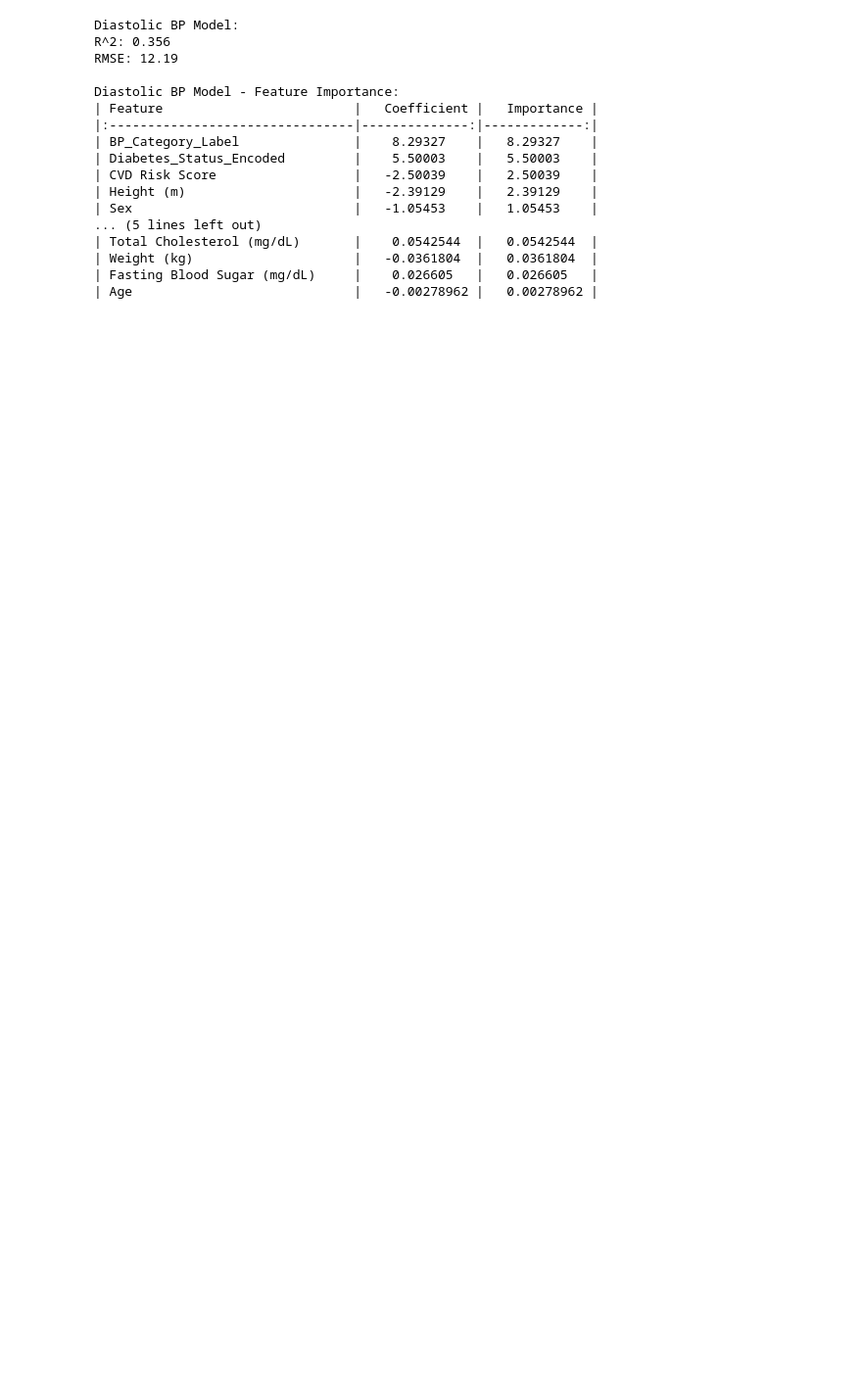
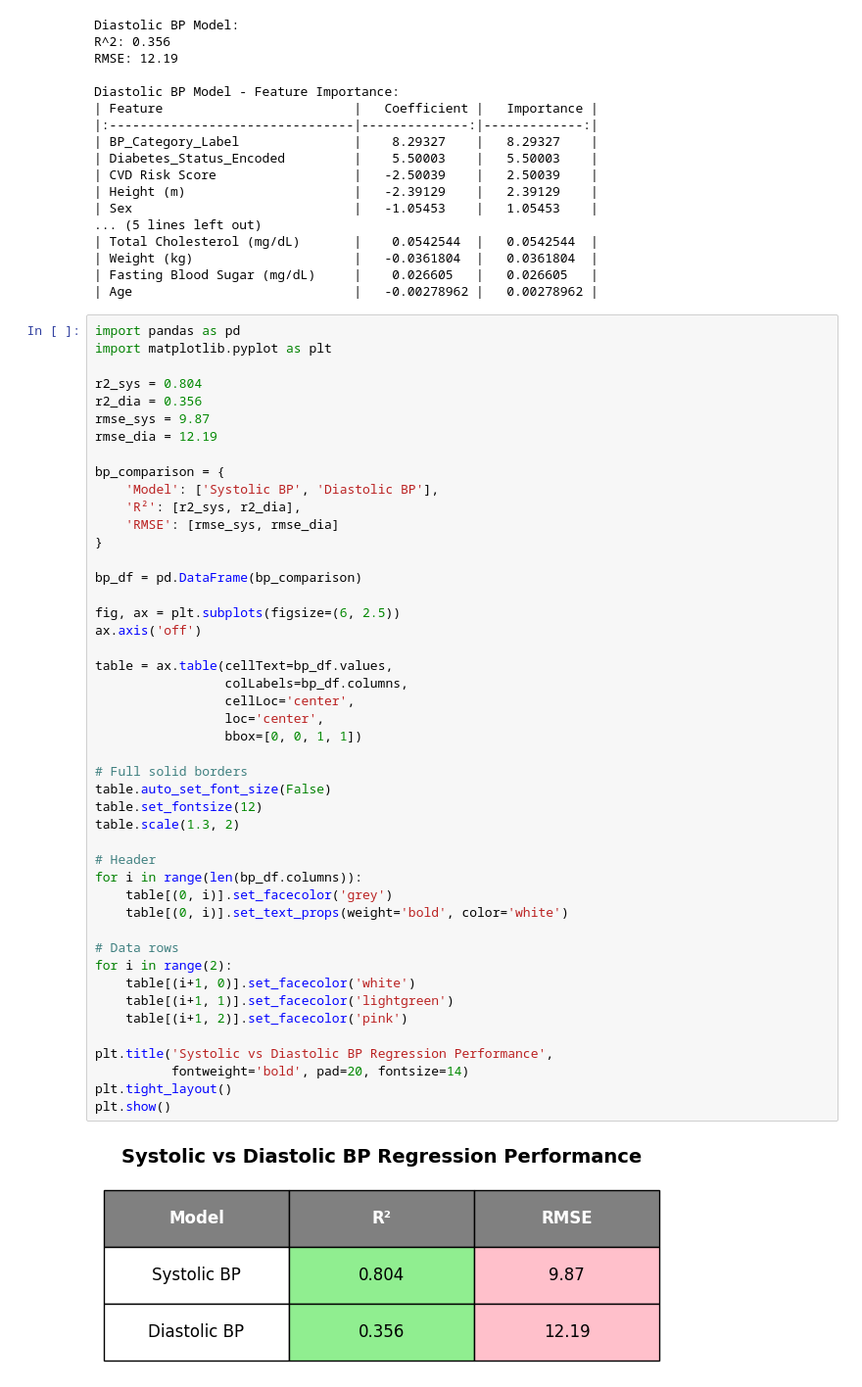
Before and after one commit to DS3001-Group-P/Final-Project, a Jupyter notebook: final_results.ipynb, the cells around one changed output. Shown: that part at 98% size. Drawn from its saved outputs; the diff is of its cells as text; blank space fills up the shorter version.

```diff
--- a/final_results.ipynb
+++ b/final_results.ipynb
@@ -645,3 +645,51 @@ Diastolic BP Model - Feature Importance:
 | Weight (kg)                     |   -0.0361804  |   0.0361804  |
 | Fasting Blood Sugar (mg/dL)     |    0.026605   |   0.026605   |
 | Age                             |   -0.00278962 |   0.00278962 |
+# %%
+import pandas as pd
+import matplotlib.pyplot as plt
+
+r2_sys = 0.804
+r2_dia = 0.356
+rmse_sys = 9.87
+rmse_dia = 12.19
+
+bp_comparison = {
+    'Model': ['Systolic BP', 'Diastolic BP'],
+    'R²': [r2_sys, r2_dia],
+    'RMSE': [rmse_sys, rmse_dia]
+}
+
+bp_df = pd.DataFrame(bp_comparison)
+
+fig, ax = plt.subplots(figsize=(6, 2.5))
+ax.axis('off')
+
+table = ax.table(cellText=bp_df.values,
+                 colLabels=bp_df.columns,
+                 cellLoc='center',
+                 loc='center',
+                 bbox=[0, 0, 1, 1])
+
+# Full solid borders
+table.auto_set_font_size(False)
+table.set_fontsize(12)
+table.scale(1.3, 2)
+
+# Header
+for i in range(len(bp_df.columns)):
+    table[(0, i)].set_facecolor('grey')
+    table[(0, i)].set_text_props(weight='bold', color='white')
+
+# Data rows
+for i in range(2):
+    table[(i+1, 0)].set_facecolor('white')
+    table[(i+1, 1)].set_facecolor('lightgreen')
+    table[(i+1, 2)].set_facecolor('pink')
+
+plt.title('Systolic vs Diastolic BP Regression Performance',
+          fontweight='bold', pad=20, fontsize=14)
+plt.tight_layout()
+plt.show()
+# %% [output]
+[figure, added]
```
